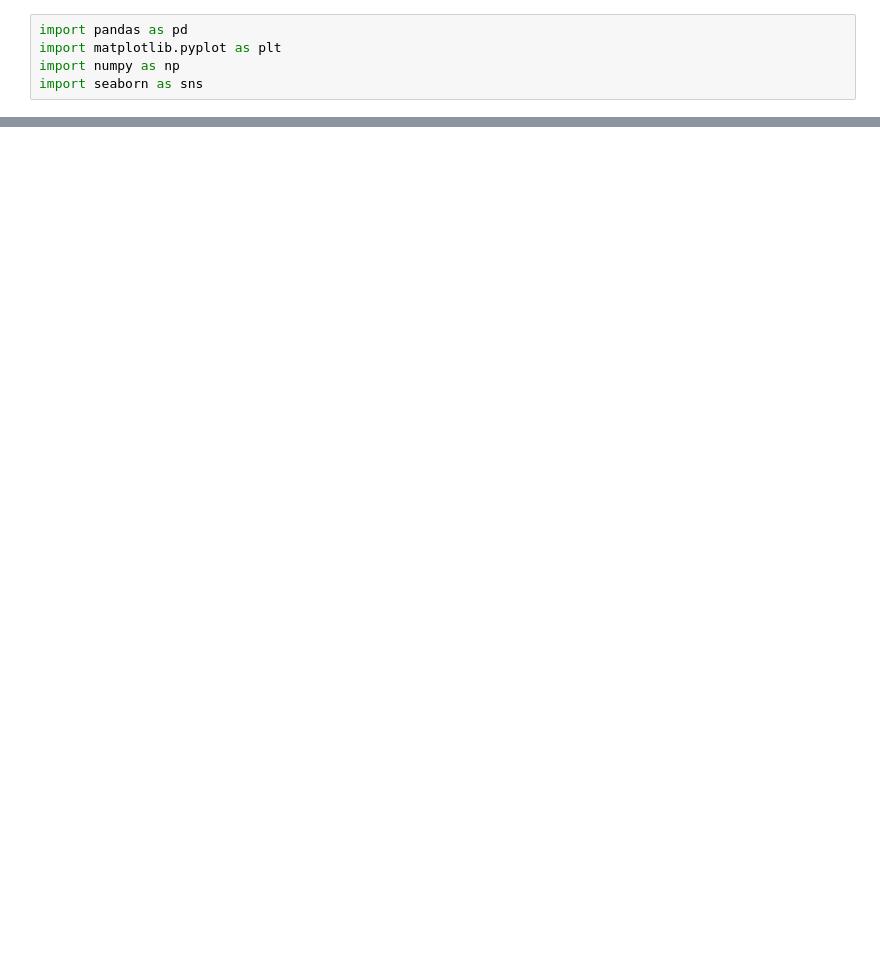
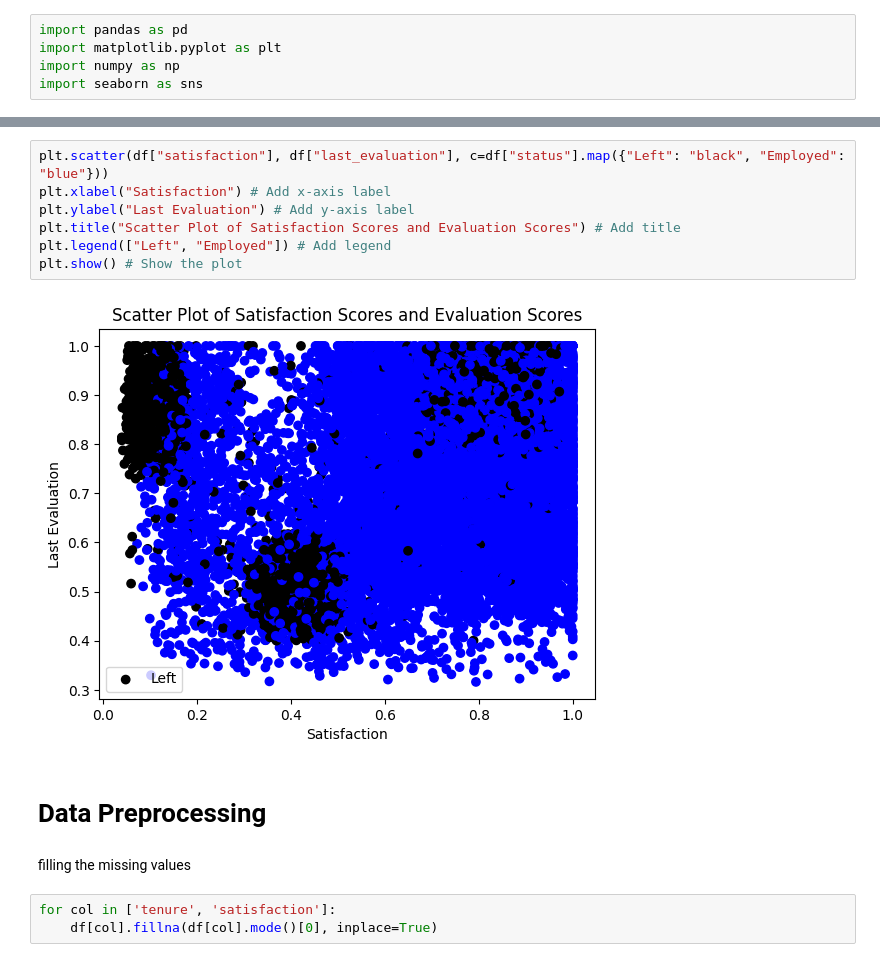
Before and after one commit to SanjayS2348553/AiML, a Jupyter notebook: 2348553_lab7.ipynb, the cells around one changed output, grey strips where cells are left out. Cells and saved outputs as stored; diff of their text form; blank space fills up the shorter version.

```diff
--- a/2348553_lab7.ipynb
+++ b/2348553_lab7.ipynb
@@ -201,0 +66,16 @@ plt.show()
+# %%
+plt.scatter(df["satisfaction"], df["last_evaluation"], c=df["status"].map({"Left": "black", "Employed": "blue"}))
+plt.xlabel("Satisfaction") # Add x-axis label
+plt.ylabel("Last Evaluation") # Add y-axis label
+plt.title("Scatter Plot of Satisfaction Scores and Evaluation Scores") # Add title
+plt.legend(["Left", "Employed"]) # Add legend
+plt.show() # Show the plot
+# %% [output]
+[figure, added]
+# %% [markdown]
+# Data Preprocessing
+# %% [markdown]
+filling the missing values
+# %%
+for col in ['tenure', 'satisfaction']:
+    df[col].fillna(df[col].mode()[0], inplace=True)
```
Also changed, not shown: parts of 47 cells of this notebook.
